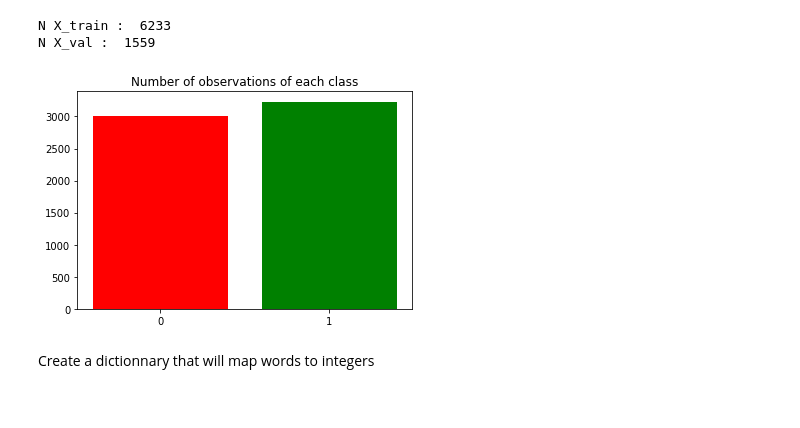
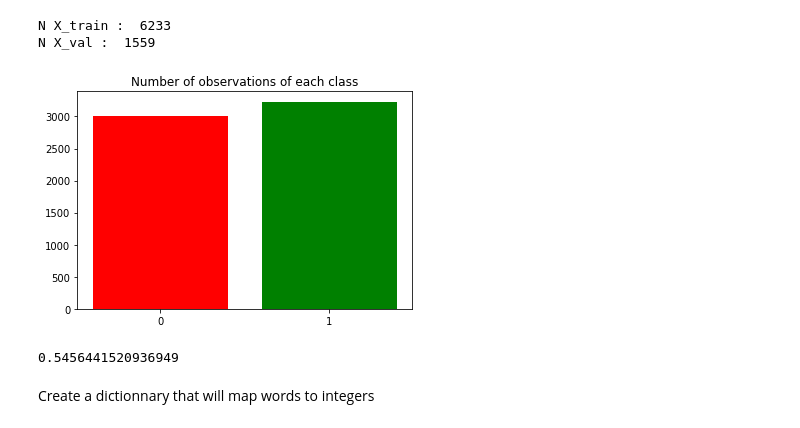
Before and after one commit to TryFire/AutoNLP, a Jupyter notebook: analyse.ipynb, the cells around one changed output. Drawn from its saved outputs; the diff is of its cells as text; code cells hidden in the pictures.

```diff
--- a/analyse.ipynb
+++ b/analyse.ipynb
@@ -48,7 +125,8 @@ def _tokenize_chinese_words(text):
 # %% [markdown]
 ## Get Data
 # %%
-autoDaset = AutoNLPDataset('offline_data/O1/O1.data')
+dataset_path = '/content/drive/My Drive/autonlp_starting_kit-master/offline_data/O1/O1.data'
+autoDaset = AutoNLPDataset(dataset_path)
 autoDaset.read_dataset()
 # %%
 x_data, y_data = autoDaset.get_train()
@@ -131,17 +217,23 @@ def ohe2cat(label):
 Y_train, Y_val = ohe2cat(Y_train), ohe2cat(Y_val)
 # %%
 ## compute number of occurence of each class
+num_class = autoDaset.get_class_num()
 
 class_name = [i for i in range(num_class)]
 class_n = [np.sum(Y_train==class_name[i])  for i in range(num_class)]
 
 plt.bar(range(num_class), class_n,color='rgb',tick_label=class_name)
 plt.title('Number of observations of each class')
 plt.show()
 
 ## it is balanced, good
 # %% [output]
-[figure, old version]
+[figure, new version]
+# %%
+sentences_length = np.array(list(map(len,X_train)))
+np.mean(sentences_length > 15)
+# %% [output]
+0.5456441520936949
 # %% [markdown]
 Create a dictionnary that will map words to integers
 # %%
```
Also changed, not shown: parts of 18 cells of this notebook, 2 other files.
